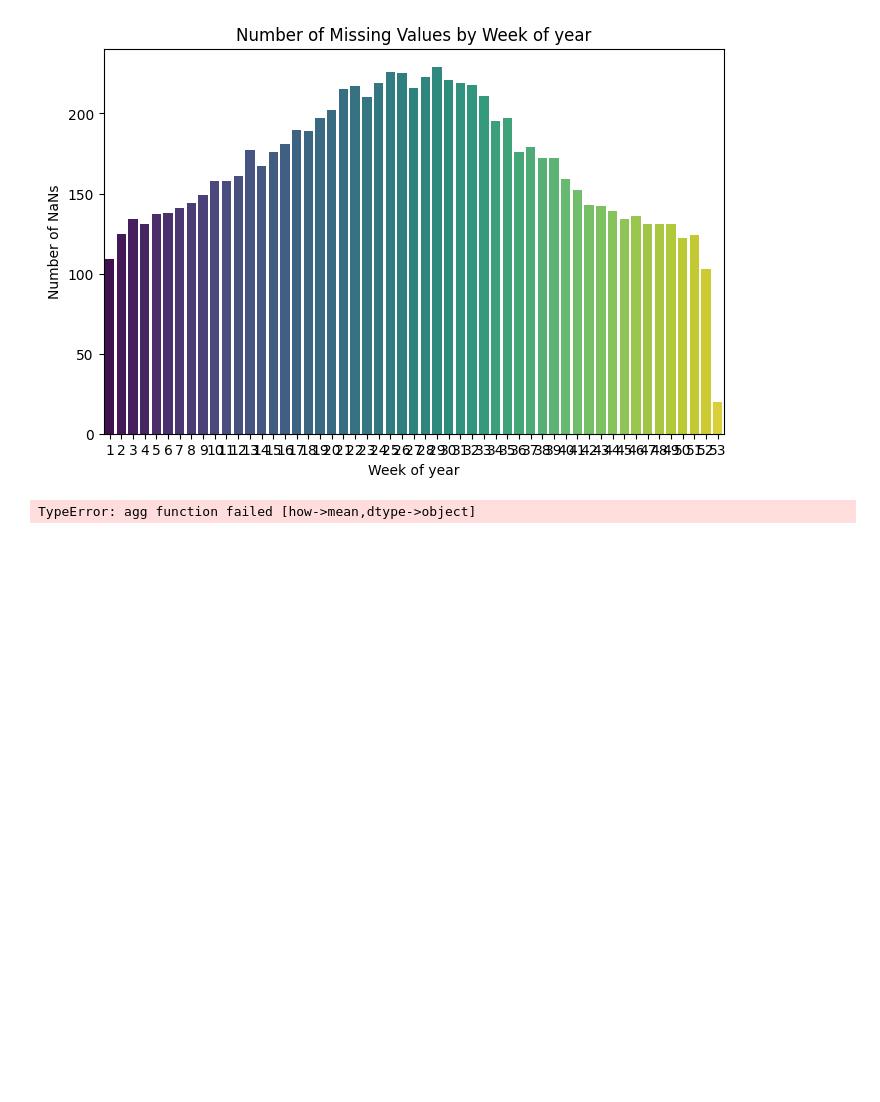
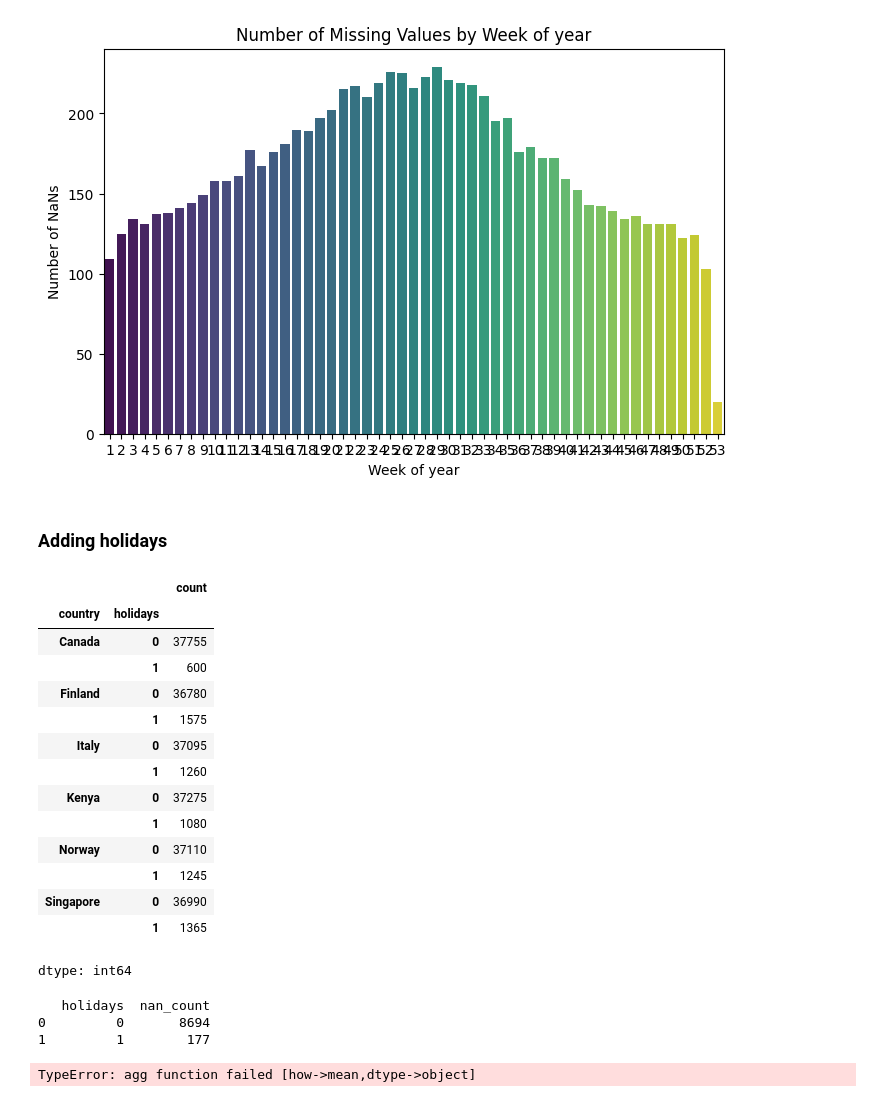
Before and after one commit to spshreya/Data_science_projects, a Jupyter notebook: demand_forecasting.ipynb, the cells around one changed output. Cells and saved outputs as stored; diff of their text form; code cells hidden in the pictures; blank space fills up the shorter version.

```diff
--- a/demand_forecasting.ipynb
+++ b/demand_forecasting.ipynb
@@ -416,6 +417,41 @@ plt.ylabel('Number of NaNs')
 plt.show()
 # %% [output]
 [figure]
+# %% [markdown]
+### Adding holidays
+# %%
+train_df["holidays"] = 0
+# %%
+alpha2 = dict(zip(np.sort(train_df.country.unique()), ['CA', 'FI', 'IT', 'KE', 'NO', 'SG']))
+h = {c: holidays.country_holidays(a, years=range(2010, 2020)) for c, a in alpha2.items()}
+for c in alpha2:
+    train_df.loc[train_df.country==c, 'holidays'] = train_df.date.isin(h[c]).astype(int)
+# %%
+#groupby country and value counts of holidays
+train_df.groupby('country')['holidays'].value_counts()
+# %% [output]
+|  |  | count |
+| country | holidays |  |
+| Canada | 0 | 37755 |
+|  | 1 | 600 |
+| Finland | 0 | 36780 |
+|  | 1 | 1575 |
+| Italy | 0 | 37095 |
+|  | 1 | 1260 |
+| Kenya | 0 | 37275 |
+|  | 1 | 1080 |
+| Norway | 0 | 37110 |
+|  | 1 | 1245 |
+| Singapore | 0 | 36990 |
+|  | 1 | 1365 |
+dtype: int64
+# %%
+holiday_nan_analysis = train_df[train_df['num_sold'].isna()].groupby('holidays').size().reset_index(name='nan_count')
+print(holiday_nan_analysis)
+# %% [output]
+   holidays  nan_count
+0         0       8694
+1         1        177
 # %%
 #line graph of num sold average monthly over every month of date
 monthly_avg = train_df.groupby(train_df['date'].dt.to_period('M')).mean().reset_index()
```
Also changed, not shown: parts of 1 cell of this notebook.
